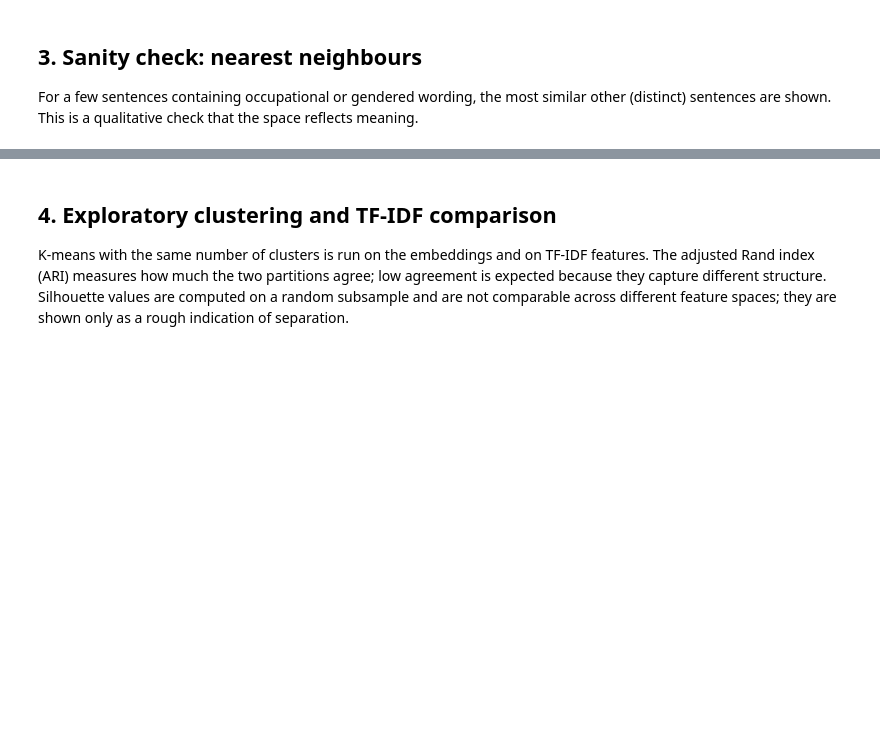
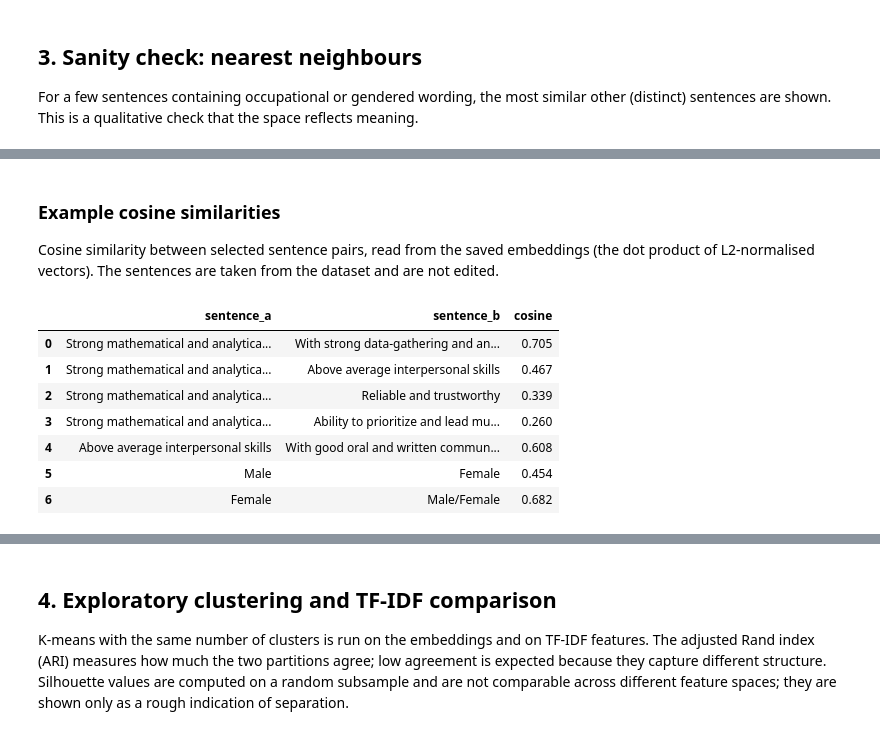
Before and after one commit to thehungrycoder225/equal-v2, a Jupyter notebook: equal-step4-sentence-embeddings.ipynb, the cells around one changed output, grey strips where cells are left out. Cells and saved outputs as stored; diff of their text form; code cells hidden in the pictures; blank space fills up the shorter version.

```diff
--- a/equal-step4-sentence-embeddings.ipynb
+++ b/equal-step4-sentence-embeddings.ipynb
@@ -110,0 +123,32 @@ for idx in probes.index:
+# %% [markdown]
+### Example cosine similarities
+
+Cosine similarity between selected sentence pairs, read from the saved embeddings (the dot product of L2-normalised vectors). The sentences are taken from the dataset and are not edited.
+# %%
+EXAMPLE_PAIRS = [
+    ("Strong mathematical and analytical skills", "With strong data-gathering and analytical skills"),
+    ("Strong mathematical and analytical skills", "Above average interpersonal skills"),
+    ("Strong mathematical and analytical skills", "Reliable and trustworthy"),
+    ("Strong mathematical and analytical skills", "Ability to prioritize and lead multiple projects simultaneously"),
+    ("Above average interpersonal skills", "With good oral and written communication and interpersonal skills"),
+    ("Male", "Female"),
+    ("Female", "Male/Female"),
+]
+first_index = sentences.drop_duplicates("sentence").set_index("sentence").index
+position = {text: sentences.index[sentences["sentence"] == text][0] for text in {t for pair in EXAMPLE_PAIRS for t in pair}}
+example_cosines = pd.DataFrame(
+    [
+        {"sentence_a": a, "sentence_b": b, "cosine": float(embeddings[position[a]] @ embeddings[position[b]])}
+        for a, b in EXAMPLE_PAIRS
+    ]
+).round({"cosine": 3})
+display(example_cosines)
+# %% [output]
+|  | sentence_a | sentence_b | cosine |
+| 0 | Strong mathematical and analytica... | With strong data-gathering and an... | 0.705 |
+| 1 | Strong mathematical and analytica... | Above average interpersonal skills | 0.467 |
+| 2 | Strong mathematical and analytica... | Reliable and trustworthy | 0.339 |
+| 3 | Strong mathematical and analytica... | Ability to prioritize and lead mu... | 0.260 |
+| 4 | Above average interpersonal skills | With good oral and written commun... | 0.608 |
+| 5 | Male | Female | 0.454 |
+| 6 | Female | Male/Female | 0.682 |
```
Also changed, not shown: parts of 9 cells of this notebook, 18 other files.
